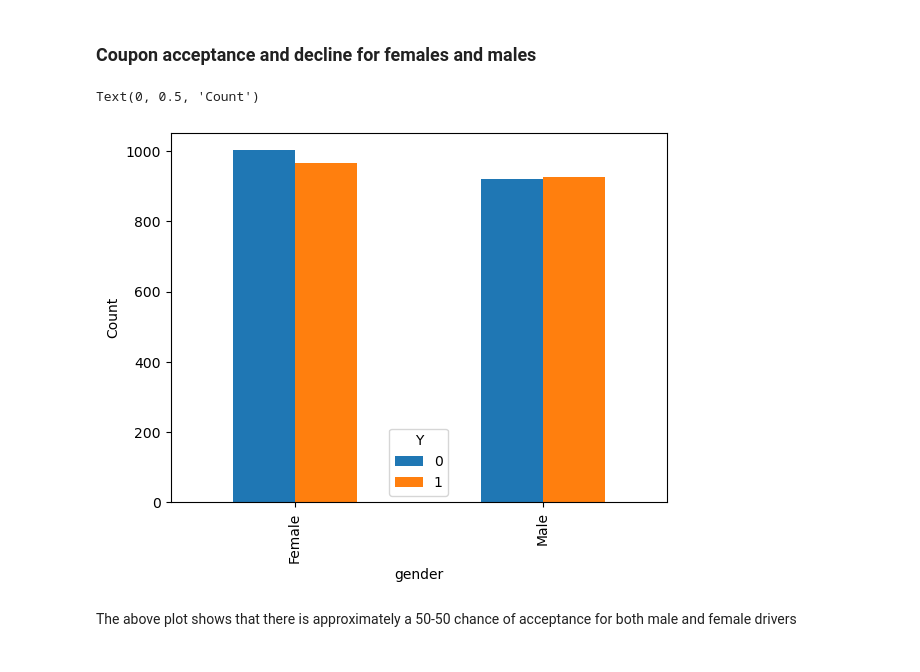
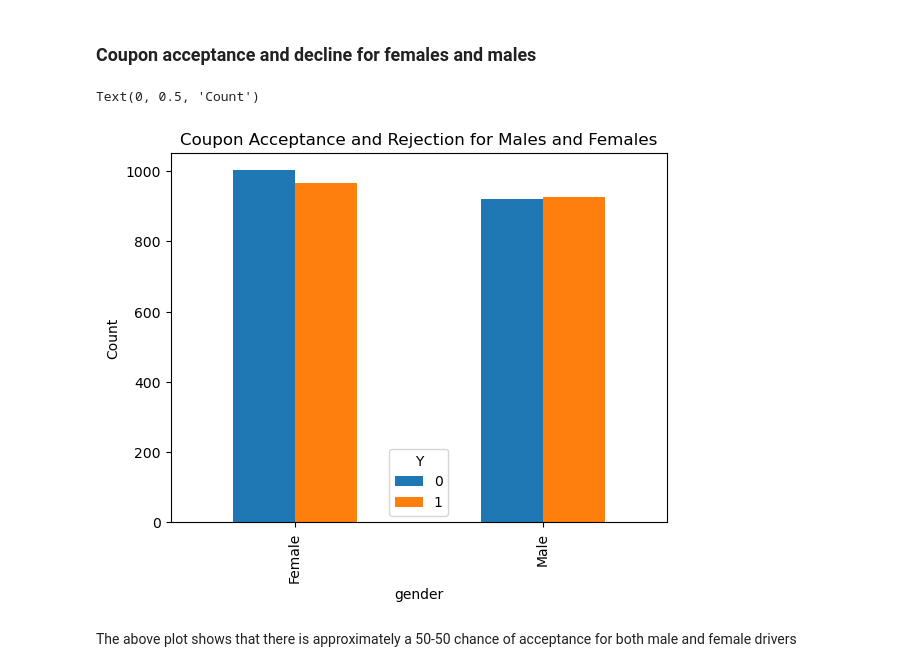
Before and after one commit to SubhamGhosh12/UC_Berkeley_AI_ML, a Jupyter notebook: prompt1.ipynb, the cells around one changed output. Saved outputs shown, nothing was run; the diff lists cells and outputs as text; code cells hidden in the pictures.

```diff
--- a/prompt1.ipynb
+++ b/prompt1.ipynb
@@ -417,11 +422,11 @@ Coupons that have a 1-day expiration are more likely to be accepted than coupons
 # %% [markdown]
 ### Coupon acceptance and decline for females and males
 # %%
-ax=pd.crosstab(df_coffee.gender, df_coffee.Y).plot(kind='bar')
+ax=pd.crosstab(df_coffee.gender, df_coffee.Y).plot(kind='bar', title = 'Coupon Acceptance and Rejection for Males and Females')
 ax.set_ylabel("Count")
 # %% [output]
 Text(0, 0.5, 'Count')
-[figure, old version]
+[figure, new version]
 # %% [markdown]
 The above plot shows that there is approximately a 50-50 chance of acceptance for both male and female drivers
 # %% [markdown]
```
Also changed, not shown: parts of 40 cells of this notebook.
